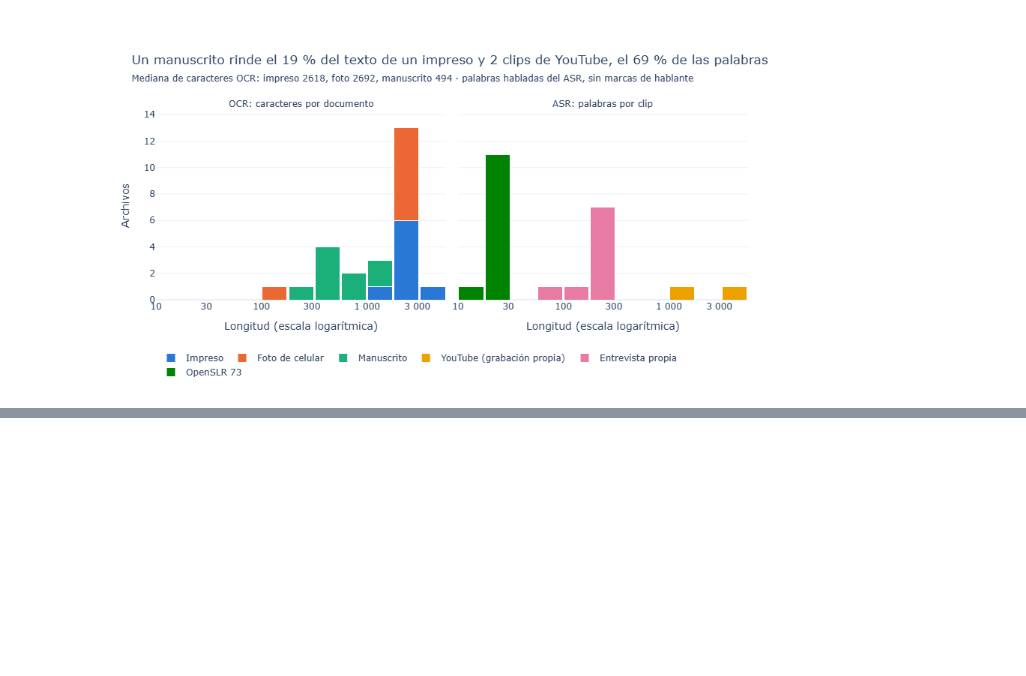
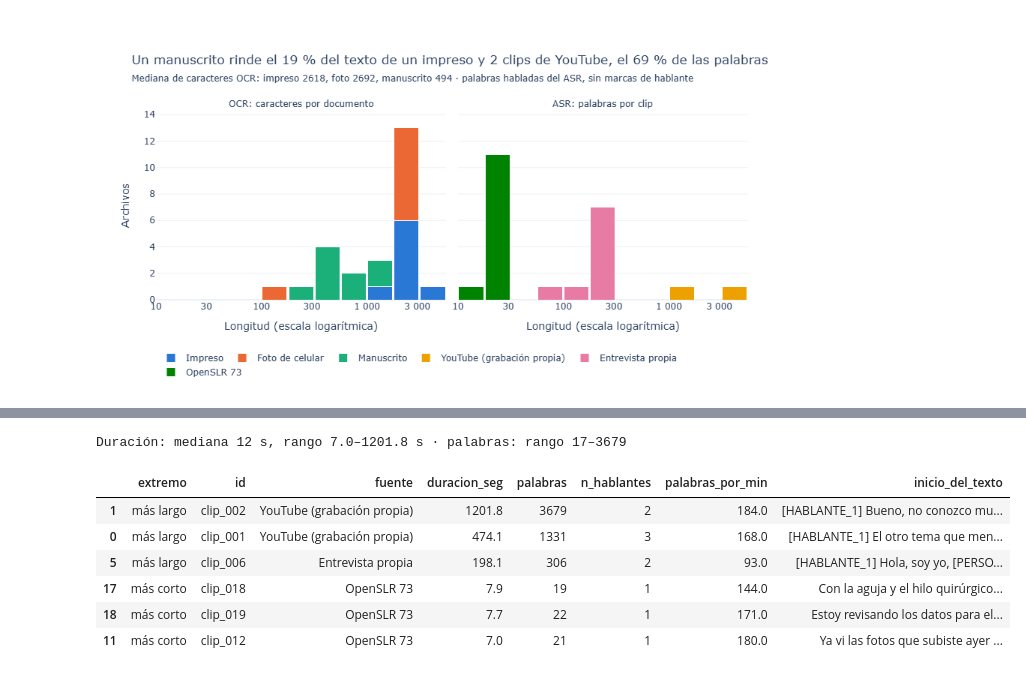
Before and after one commit to IvettexMamani/diplomado-python-2026, a Jupyter notebook: tarea_2/01_extraccion.ipynb, the cells around one changed output, grey strips where cells are left out. Saved outputs shown, nothing was run; the diff lists cells and outputs as text; code cells hidden in the pictures; blank space fills up the shorter version.

```diff
--- a/tarea_2/01_extraccion.ipynb
+++ b/tarea_2/01_extraccion.ipynb
@@ -1114,0 +1119,11 @@ fig3.show()
+# %%
+def extremos(tabla, col, cols, n=3):
+    orden = tabla.sort_values(col, ascending=False)
+    return pd.concat([orden.head(n).assign(extremo="más largo"), orden.tail(n).assign(extremo="más corto")])[["extremo", *cols]]
+
+
+pd.set_option("display.max_colwidth", 140)
+val_docs = extremos(docs, "caracteres", ["id", "tipo", "lineas", "caracteres", "confianza_mediana"])
+val_docs["inicio_del_texto"] = docs.set_index("id").loc[val_docs["id"], "texto_ocr"].str.replace("\n", " · ").str[:130].values
+print(f"Caracteres OCR: mediana {docs['caracteres'].median():.0f}, rango {docs['caracteres'].min()}–{docs['caracteres'].max()}")
+val_docs
@@ -1114,0 +1139,16 @@ fig3.show()
+# %%
+val_audio = extremos(audios, "duracion_seg", ["id", "fuente", "duracion_seg", "palabras", "n_hablantes"])
+val_audio["palabras_por_min"] = (60 * val_audio["palabras"] / val_audio["duracion_seg"]).round(0)
+val_audio["inicio_del_texto"] = audios.set_index("id").loc[val_audio["id"], "texto_asr"].str[:130].values
+print(f"Duración: mediana {audios['duracion_seg'].median():.0f} s, rango {audios['duracion_seg'].min()}–"
+      f"{audios['duracion_seg'].max()} s · palabras: rango {audios['palabras'].min()}–{audios['palabras'].max()}")
+val_audio
+# %% [output]
+Duración: mediana 12 s, rango 7.0–1201.8 s · palabras: rango 17–3679
+|  | extremo | id | fuente | duracion_seg | palabras | n_hablantes | palabras_por_min | inicio_del_texto |
+| 1 | más largo | clip_002 | YouTube (grabación propia) | 1201.8 | 3679 | 2 | 184.0 | [HABLANTE_1] Bueno, no conozco mu... |
+| 0 | más largo | clip_001 | YouTube (grabación propia) | 474.1 | 1331 | 3 | 168.0 | [HABLANTE_1] El otro tema que men... |
+| 5 | más largo | clip_006 | Entrevista propia | 198.1 | 306 | 2 | 93.0 | [HABLANTE_1] Hola, soy yo, [PERSO... |
+| 17 | más corto | clip_018 | OpenSLR 73 | 7.9 | 19 | 1 | 144.0 | Con la aguja y el hilo quirúrgico... |
+| 18 | más corto | clip_019 | OpenSLR 73 | 7.7 | 22 | 1 | 171.0 | Estoy revisando los datos para el... |
+| 11 | más corto | clip_012 | OpenSLR 73 | 7.0 | 21 | 1 | 180.0 | Ya vi las fotos que subiste ayer ... |
```
Also changed, not shown: parts of 3 cells of this notebook.
